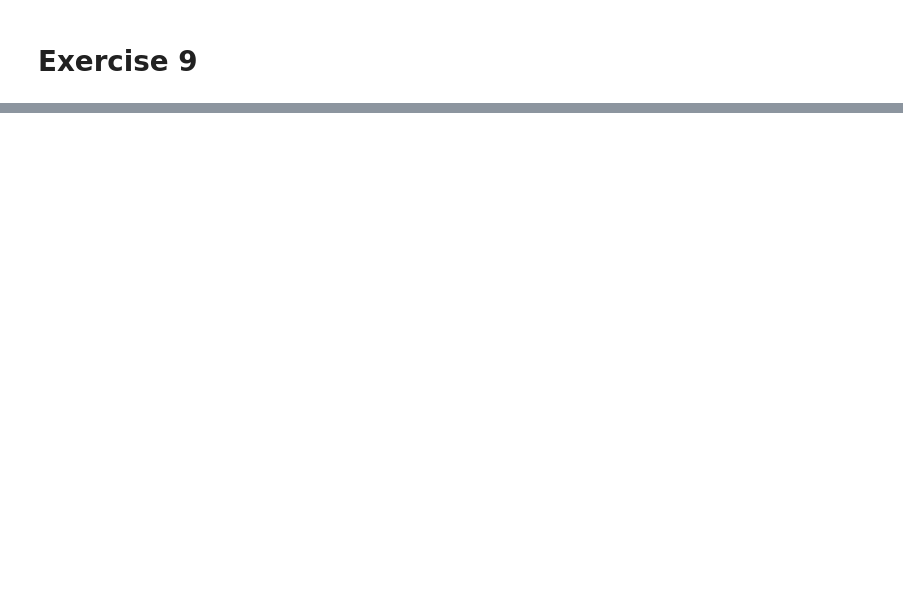
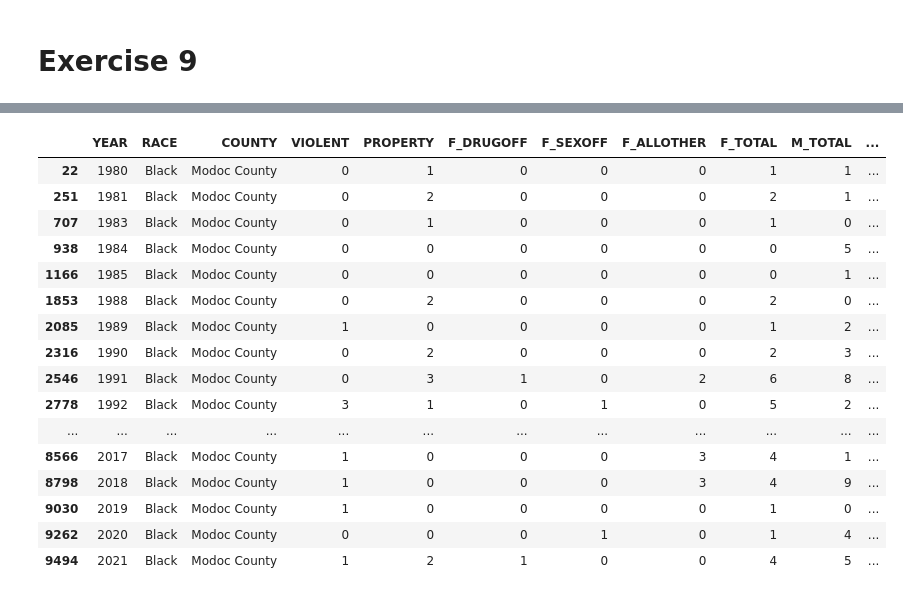
Before and after one commit to xianchiz/IDS_720_Groupby, a Jupyter notebook: exercise_groupby.ipynb, the cells around one changed output, grey strips where cells are left out. Drawn from its saved outputs; the diff is of its cells as text; code cells hidden in the pictures; blank space fills up the shorter version.

```diff
--- a/exercise_groupby.ipynb
+++ b/exercise_groupby.ipynb
@@ -213,0 +294,13 @@ b.difference(a)
+# %%
+# fill in the value for Sierra county that some races don't have equal to zero and keep all rows in different counties are the same
+ex4_num_rows.loc[len(ex4_num_rows)] = [1980,'Black','Sierra County',0,0,0,0,0,0,0,0,0,0]
+ex4_num_rows.loc[len(ex4_num_rows)] = [1981,'Black','Sierra County',0,0,0,0,0,0,0,0,0,0]
+ex4_num_rows.loc[len(ex4_num_rows)] = [1982,'Black','Sierra County',0,0,0,0,0,0,0,0,0,0]
+ex4_num_rows.loc[len(ex4_num_rows)] = [1984,'Black','Sierra County',0,0,0,0,0,0,0,0,0,0]
+ex4_num_rows.loc[len(ex4_num_rows)] = [1990,'Black','Sierra County',0,0,0,0,0,0,0,0,0,0]
+ex4_num_rows.loc[len(ex4_num_rows)] = [1992,'Black','Sierra County',0,0,0,0,0,0,0,0,0,0]
+ex4_num_rows.loc[len(ex4_num_rows)] = [1993,'Black','Sierra County',0,0,0,0,0,0,0,0,0,0]
+ex4_num_rows.loc[len(ex4_num_rows)] = [1996,'Black','Sierra County',0,0,0,0,0,0,0,0,0,0]
+ex4_num_rows.loc[len(ex4_num_rows)] = [2011,'Black','Sierra County',0,0,0,0,0,0,0,0,0,0]
+ex4_num_rows.loc[len(ex4_num_rows)] = [2012,'Black','Sierra County',0,0,0,0,0,0,0,0,0,0]
+ex4_num_rows.loc[len(ex4_num_rows)] = [2014,'Black','Sierra County',0,0,0,0,0,0,0,0,0,0]
@@ -213,0 +316,20 @@ b.difference(a)
+# %%
+ex4_num_rows[(ex4_num_rows["COUNTY"] == "Modoc County") & (ex4_num_rows["RACE"] == "Black")]
+# %% [output]
+|  | YEAR | RACE | COUNTY | VIOLENT | PROPERTY | F_DRUGOFF | F_SEXOFF | F_ALLOTHER | F_TOTAL | M_TOTAL | ... |
+| 22 | 1980 | Black | Modoc County | 0 | 1 | 0 | 0 | 0 | 1 | 1 | ... |
+| 251 | 1981 | Black | Modoc County | 0 | 2 | 0 | 0 | 0 | 2 | 1 | ... |
+| 707 | 1983 | Black | Modoc County | 0 | 1 | 0 | 0 | 0 | 1 | 0 | ... |
+| 938 | 1984 | Black | Modoc County | 0 | 0 | 0 | 0 | 0 | 0 | 5 | ... |
+| 1166 | 1985 | Black | Modoc County | 0 | 0 | 0 | 0 | 0 | 0 | 1 | ... |
+| 1853 | 1988 | Black | Modoc County | 0 | 2 | 0 | 0 | 0 | 2 | 0 | ... |
+| 2085 | 1989 | Black | Modoc County | 1 | 0 | 0 | 0 | 0 | 1 | 2 | ... |
+| 2316 | 1990 | Black | Modoc County | 0 | 2 | 0 | 0 | 0 | 2 | 3 | ... |
+| 2546 | 1991 | Black | Modoc County | 0 | 3 | 1 | 0 | 2 | 6 | 8 | ... |
+| 2778 | 1992 | Black | Modoc County | 3 | 1 | 0 | 1 | 0 | 5 | 2 | ... |
+| ... | ... | ... | ... | ... | ... | ... | ... | ... | ... | ... | ... |
+| 8566 | 2017 | Black | Modoc County | 1 | 0 | 0 | 0 | 3 | 4 | 1 | ... |
+| 8798 | 2018 | Black | Modoc County | 1 | 0 | 0 | 0 | 3 | 4 | 9 | ... |
+| 9030 | 2019 | Black | Modoc County | 1 | 0 | 0 | 0 | 0 | 1 | 0 | ... |
+| 9262 | 2020 | Black | Modoc County | 0 | 0 | 0 | 1 | 0 | 1 | 4 | ... |
+| 9494 | 2021 | Black | Modoc County | 1 | 2 | 1 | 0 | 0 | 4 | 5 | ... |
```
Also changed, not shown: parts of 70 cells of this notebook.
